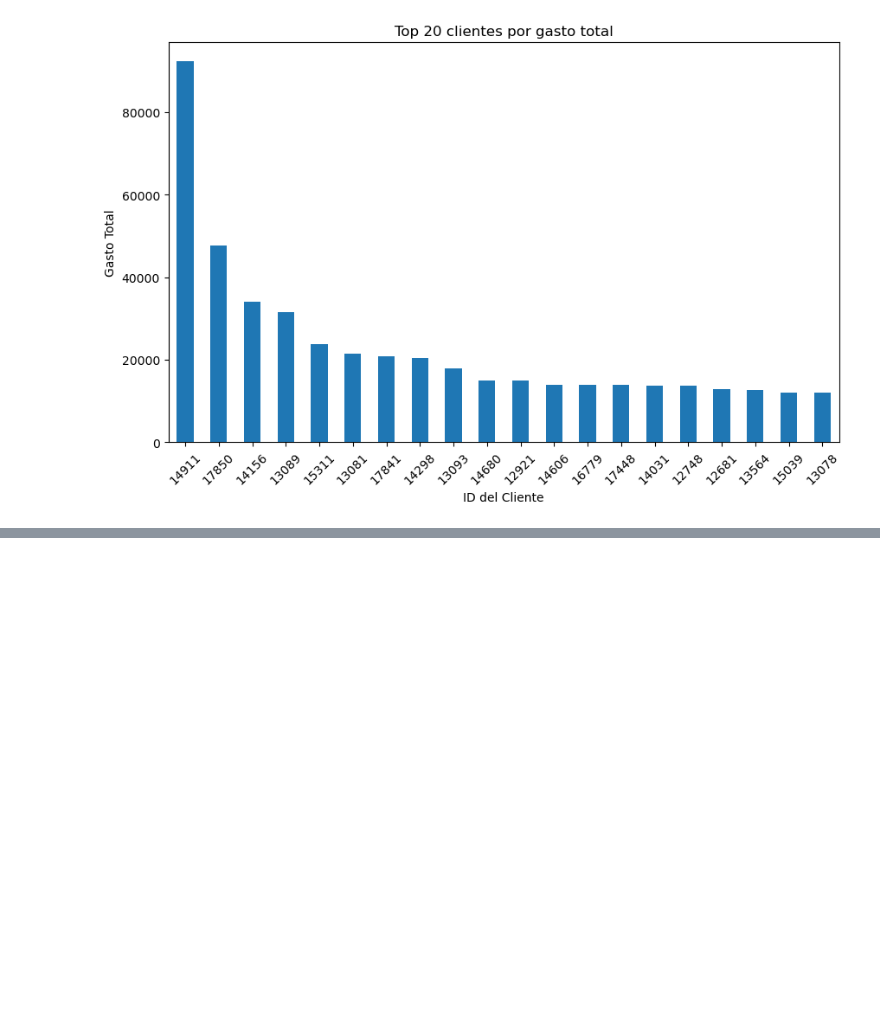
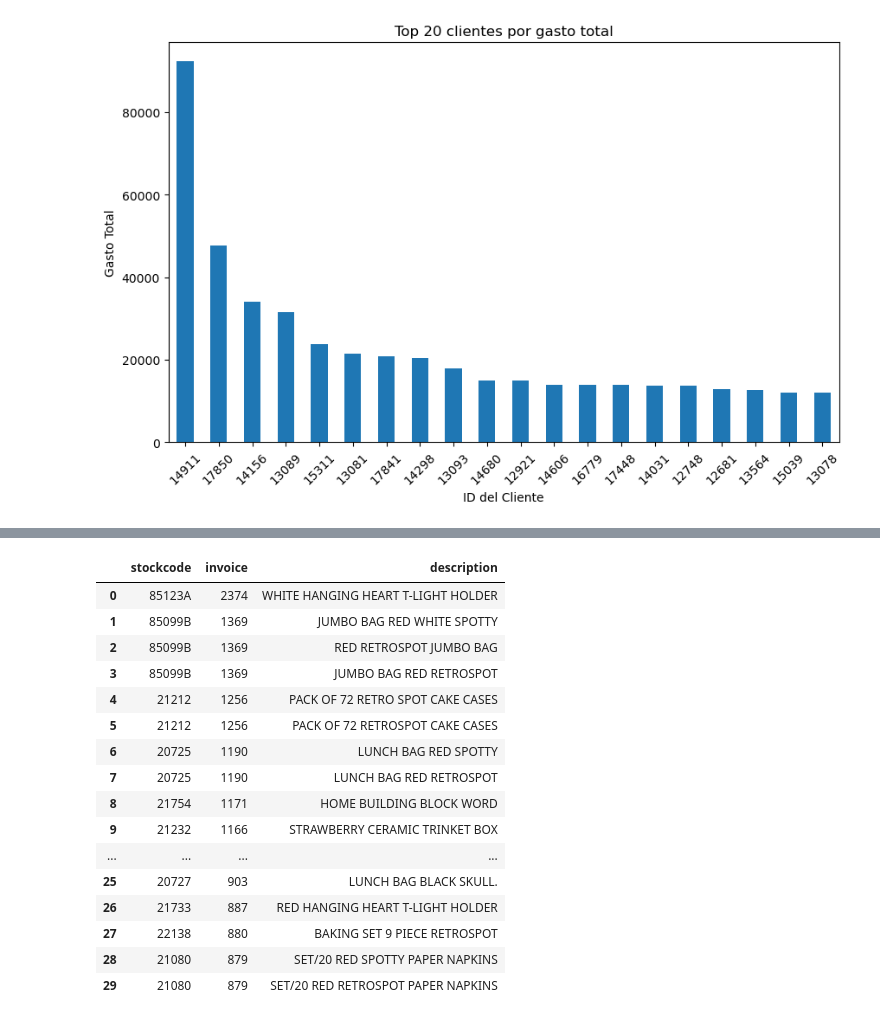
Before and after one commit to DaLeedev/CLTV_PROJECT, a Jupyter notebook: notebooks/Exploracion de los Datos.ipynb, the cells around one changed output, grey strips where cells are left out. Cells and saved outputs as stored; diff of their text form; code cells hidden in the pictures; blank space fills up the shorter version.

```diff
--- a/notebooks/Exploracion de los Datos.ipynb
+++ b/notebooks/Exploracion de los Datos.ipynb
@@ -48,0 +84,37 @@ plt.show()
+# %%
+df_clean = df[(df['price']> 0) & (df['quantity'] > 0)]
+
+top_20_populares = (
+  df_clean.groupby('stockcode')['invoice']
+  .nunique()
+  .sort_values(ascending=False)
+  .head(20)
+)
+
+top_20_df = top_20_populares.reset_index()
+# %%
+top_20_with_desc = top_20_df.merge(
+    df_clean[['stockcode', 'description']].drop_duplicates(),
+    on='stockcode',
+    how='left'
+)
+
+top_20_with_desc
+# %% [output]
+|  | stockcode | invoice | description |
+| 0 | 85123A | 2374 | WHITE HANGING HEART T-LIGHT HOLDER |
+| 1 | 85099B | 1369 | JUMBO BAG RED WHITE SPOTTY |
+| 2 | 85099B | 1369 | RED RETROSPOT JUMBO BAG |
+| 3 | 85099B | 1369 | JUMBO BAG RED RETROSPOT |
+| 4 | 21212 | 1256 | PACK OF 72 RETRO SPOT CAKE CASES |
+| 5 | 21212 | 1256 | PACK OF 72 RETROSPOT CAKE CASES |
+| 6 | 20725 | 1190 | LUNCH BAG RED SPOTTY |
+| 7 | 20725 | 1190 | LUNCH BAG RED RETROSPOT |
+| 8 | 21754 | 1171 | HOME BUILDING BLOCK WORD |
+| 9 | 21232 | 1166 | STRAWBERRY CERAMIC TRINKET BOX |
+| ... | ... | ... | ... |
+| 25 | 20727 | 903 | LUNCH BAG BLACK SKULL. |
+| 26 | 21733 | 887 | RED HANGING HEART T-LIGHT HOLDER |
+| 27 | 22138 | 880 | BAKING SET 9 PIECE RETROSPOT |
+| 28 | 21080 | 879 | SET/20 RED SPOTTY PAPER NAPKINS |
+| 29 | 21080 | 879 | SET/20 RED RETROSPOT PAPER NAPKINS |
```
Also changed, not shown: parts of 5 cells of this notebook.
